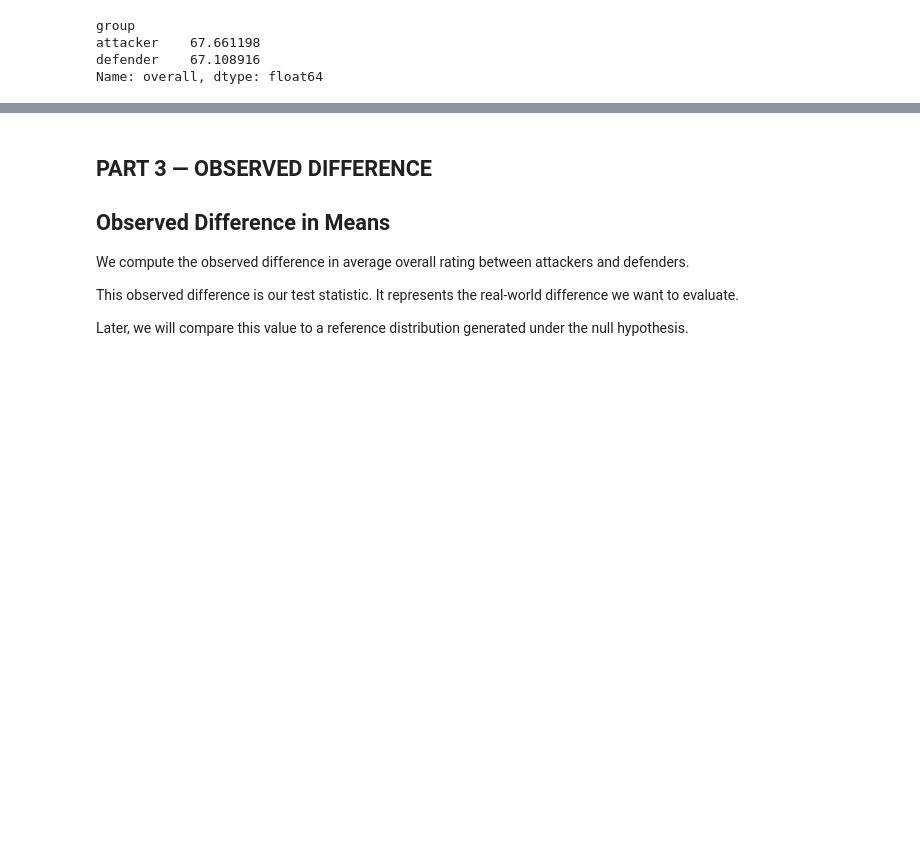
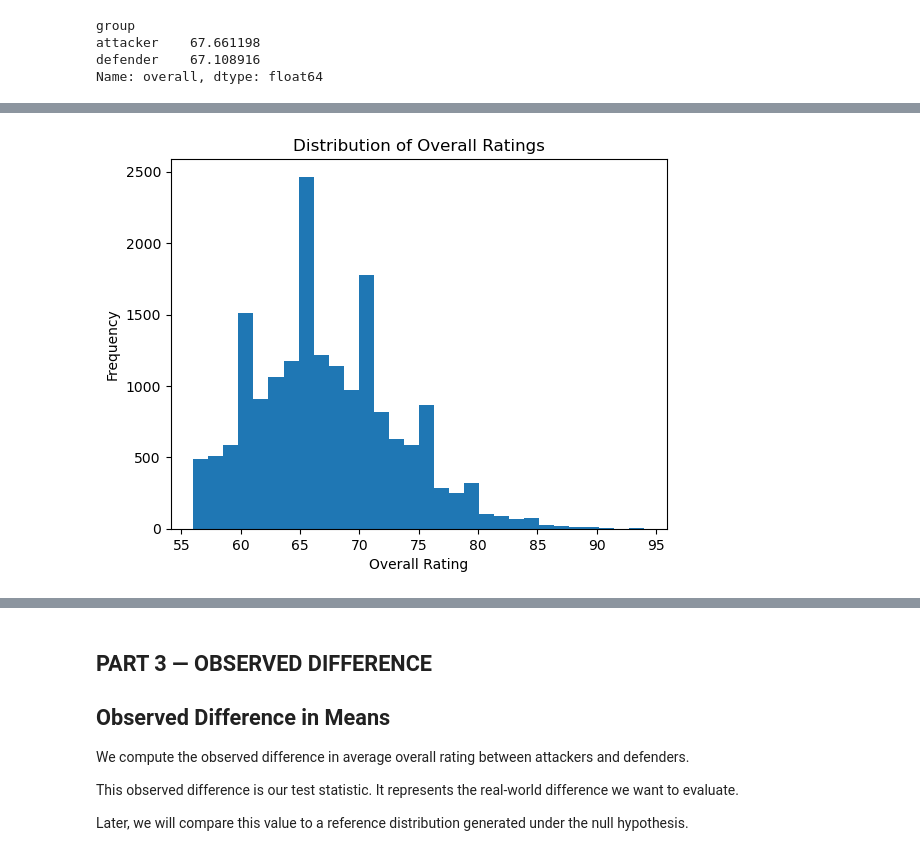
Before and after one commit to yoxansangare-cloud/fifa-permutation-test, a Jupyter notebook: analysis.ipynb, the cells around one changed output, grey strips where cells are left out. Cells and saved outputs as stored; diff of their text form; code cells hidden in the pictures; blank space fills up the shorter version.

```diff
--- a/analysis.ipynb
+++ b/analysis.ipynb
@@ -139,0 +160,11 @@ Name: overall, dtype: float64
+# %%
+import matplotlib.pyplot as plt
+
+plt.figure()
+plt.hist(df["overall"], bins=30)
+plt.title("Distribution of Overall Ratings")
+plt.xlabel("Overall Rating")
+plt.ylabel("Frequency")
+plt.show()
+# %% [output]
+[figure, added]
```
Also changed, not shown: parts of 14 cells of this notebook.
